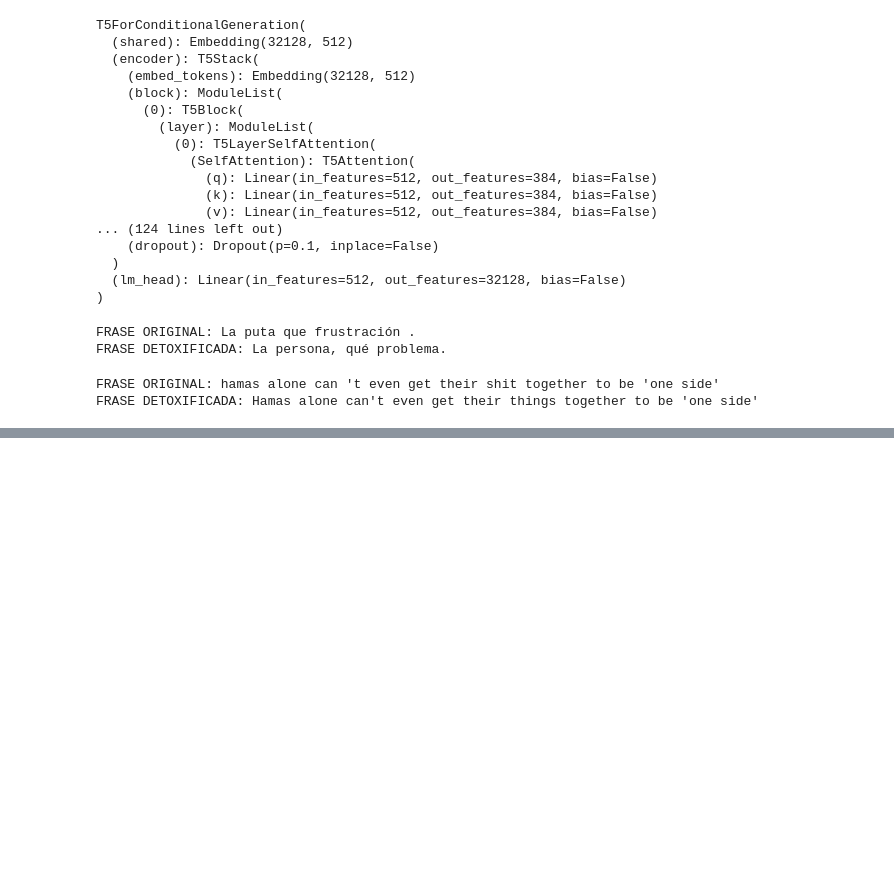
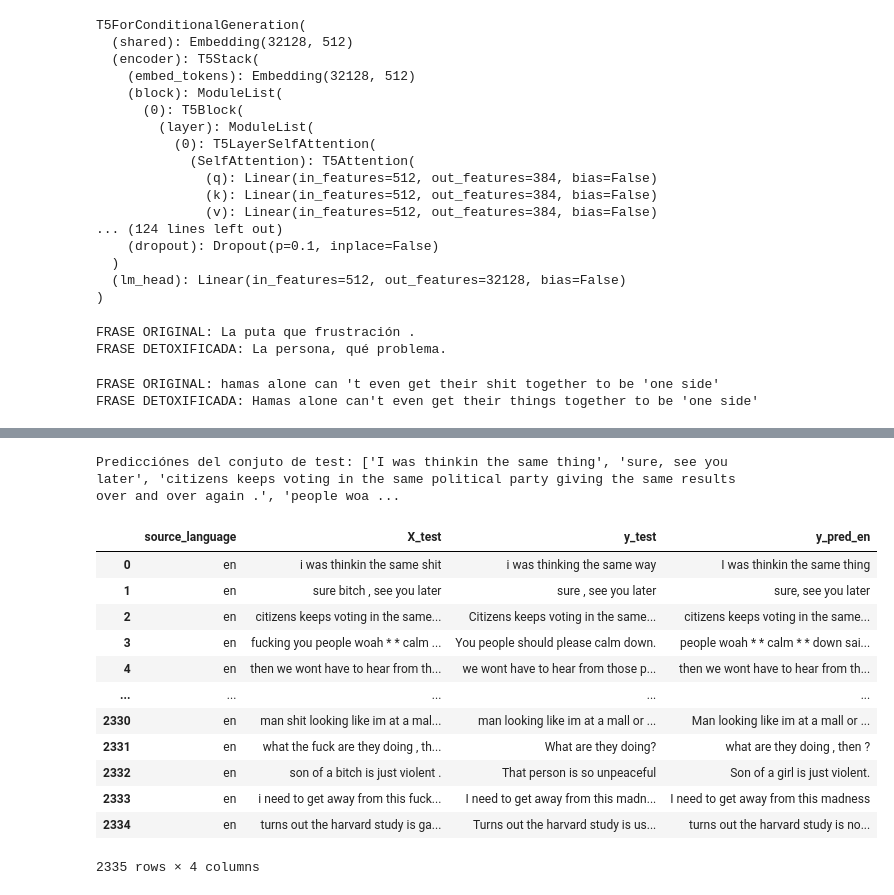
Before and after one commit to 18mgdev/nlp_detox, a Jupyter notebook: nlp_detox.ipynb, the cells around one changed output, grey strips where cells are left out. Cells and saved outputs as stored; diff of their text form; code cells hidden in the pictures; blank space fills up the shorter version.

```diff
--- a/nlp_detox.ipynb
+++ b/nlp_detox.ipynb
@@ -101,7 +261,7 @@ df_total.to_csv("./translated_sentences.csv")
 # %% [markdown]
 ### Train-test split
 # %%
-df_total = pd.read_csv("./translated_sentences.csv")
+df_total = pd.read_csv("./translated_sentences_google_translate.csv")
 train, test_and_val = train_test_split(df_total, train_size=0.8, random_state=33)
 val, test = train_test_split(test_and_val, train_size=0.5, random_state=33)
 
@@ -493,0 +678,4 @@ FRASE DETOXIFICADA: Hamas alone can't even get their things together to be 'one
+# %%
+loaded_model = T5ForConditionalGeneration.from_pretrained("t5-detox_model")
+loaded_model.to(device)
+X_test_tokens_t5 = X_test_tokens_t5.to(device)
@@ -493,0 +700,33 @@ FRASE DETOXIFICADA: Hamas alone can't even get their things together to be 'one
+# %%
+# Generar predicción
+outputs = loaded_model.generate(X_test_tokens_t5["input_ids"])
+
+# Decodificar las predicciones a texto legible
+decoded_outputs = tokenizer_t5.batch_decode(outputs, skip_special_tokens=True)
+
+print("Predicciónes del conjuto de test:", decoded_outputs)
+# %% [output]
+Predicciónes del conjuto de test: ['I was thinkin the same thing', 'sure, see you later', 'citizens keeps voting in the same political party giving the same results over and over again .', 'people woa ...
+# %%
+# Crea el DataFrame de test
+df_test = pd.DataFrame({
+    "source_language": list(test['source_language']),
+    "X_test": X_test,
+    "y_test": y_test,
+    "y_pred_en": decoded_outputs,
+})
+df_test
+# %% [output]
+|  | source_language | X_test | y_test | y_pred_en |
+| 0 | en | i was thinkin the same shit | i was thinking the same way | I was thinkin the same thing |
+| 1 | en | sure bitch , see you later | sure , see you later | sure, see you later |
+| 2 | en | citizens keeps voting in the same... | Citizens keeps voting in the same... | citizens keeps voting in the same... |
+| 3 | en | fucking you people woah * * calm ... | You people should please calm down. | people woah * * calm * * down sai... |
+| 4 | en | then we wont have to hear from th... | we wont have to hear from those p... | then we wont have to hear from th... |
+| ... | ... | ... | ... | ... |
+| 2330 | en | man shit looking like im at a mal... | man looking like im at a mall or ... | Man looking like im at a mall or ... |
+| 2331 | en | what the fuck are they doing , th... | What are they doing? | what are they doing , then ? |
+| 2332 | en | son of a bitch is just violent . | That person is so unpeaceful | Son of a girl is just violent. |
+| 2333 | en | i need to get away from this fuck... | I need to get away from this madn... | I need to get away from this madness |
+| 2334 | en | turns out the harvard study is ga... | Turns out the harvard study is us... | turns out the harvard study is no... |
+2335 rows × 4 columns
```
Also changed, not shown: parts of 39 cells of this notebook, 7 other files.
